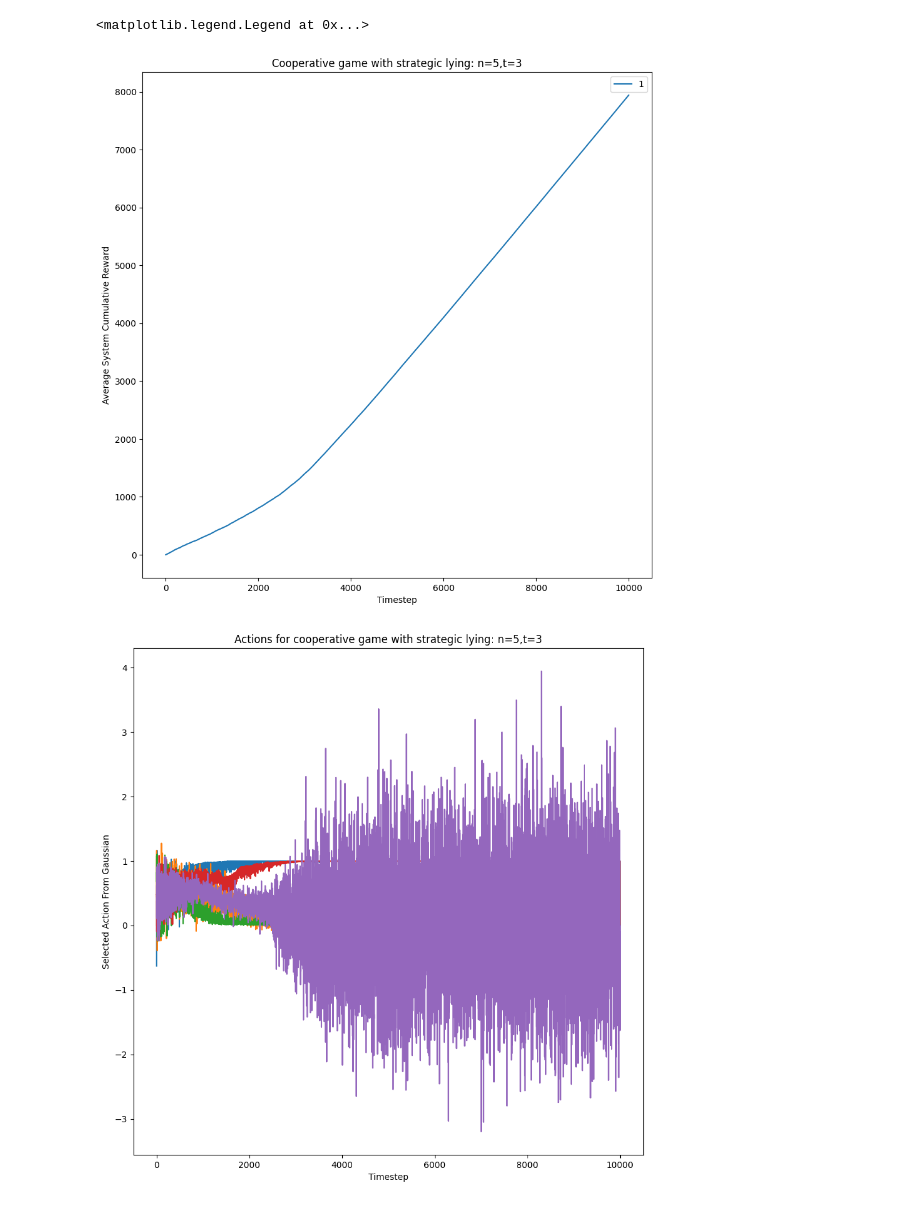
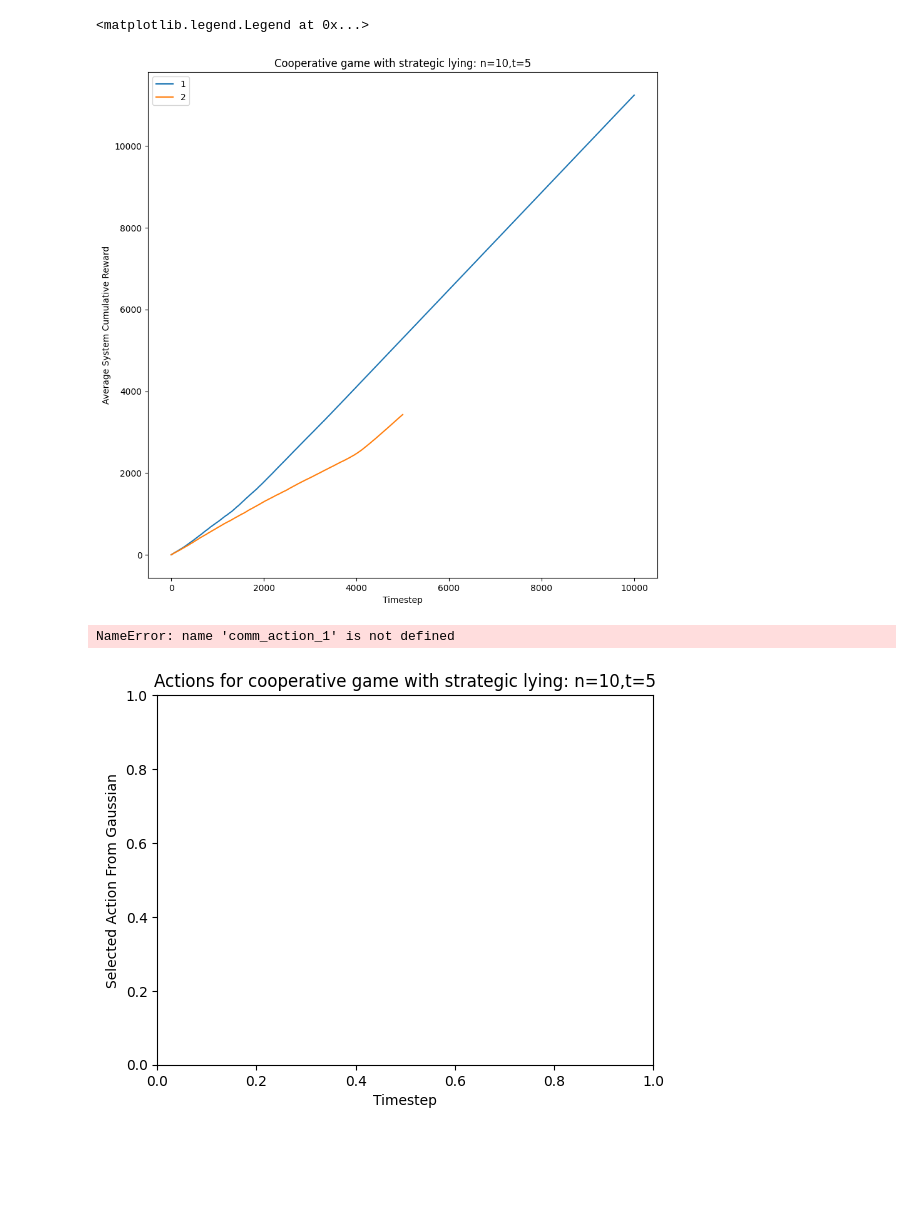
Before and after one commit to akhimoche/coop-form-marl, a Jupyter notebook: graph_test.ipynb, the cells around one changed output. Saved outputs shown, nothing was run; the diff lists cells and outputs as text; code cells hidden in the pictures; blank space fills up the shorter version.

```diff
--- a/graph_test.ipynb
+++ b/graph_test.ipynb
@@ -1,33 +1,33 @@
 # %%
 import matplotlib.pyplot as plt
 import numpy as np
 
 # set parameters
-n = 5
-t = 3
+n = 10
+t = 5
 steps = 10000
 
 # load simulation results
-cum_rew_1 = np.load(f'data/n{n}t{t}_cum_rew_{steps}steps.npy')
-comm_action_1 = np.load(f'data/n{n}t{t}_actions_{steps}steps.npy')
-#cum_rew_2 = np.load(f'data/n{n}t{t}_state_rep_alt.npy')
+cum_rew_1 = np.load(f'data/comparison/n{n}t{t}_cum_rew_{steps}steps.npy')
+cum_rew_2 = np.load(f'data/control/n{n}t{t}_cum_rew_{steps}steps.npy')
 
 # average over the simulations
 cum_rew_1 = np.mean(cum_rew_1, axis=0)
-#cum_rew_2= np.mean(cum_rew_2, axis=0)
+cum_rew_2= np.mean(cum_rew_2, axis=0)
 
 # plot cum rew graphs
 plt.title(f'Cooperative game with strategic lying: n={n},t={t}')
 plt.xlabel('Timestep')
 plt.ylabel('Average System Cumulative Reward')
 plt.plot(cum_rew_1, label='1')
+plt.plot(cum_rew_2, label='2')
 fig = plt.gcf()
 fig.set_size_inches(10.5, 10.5)
 
 plt.legend()
 # %% [output]
 <matplotlib.legend.Legend at 0x...>
-[figure, old version]
+[figure, new version]
 # %%
 plt.title(f'Actions for cooperative game with strategic lying: n={n},t={t}')
 plt.xlabel('Timestep')
@@ -36,4 +36,5 @@ plt.plot(comm_action_1, label='1')
 fig = plt.gcf()
 fig.set_size_inches(10.5, 10.5)
 # %% [output]
+NameError: name 'comm_action_1' is not defined
-[figure, old version]
+[figure, new version]
```
Also changed, not shown: 14 other files.
